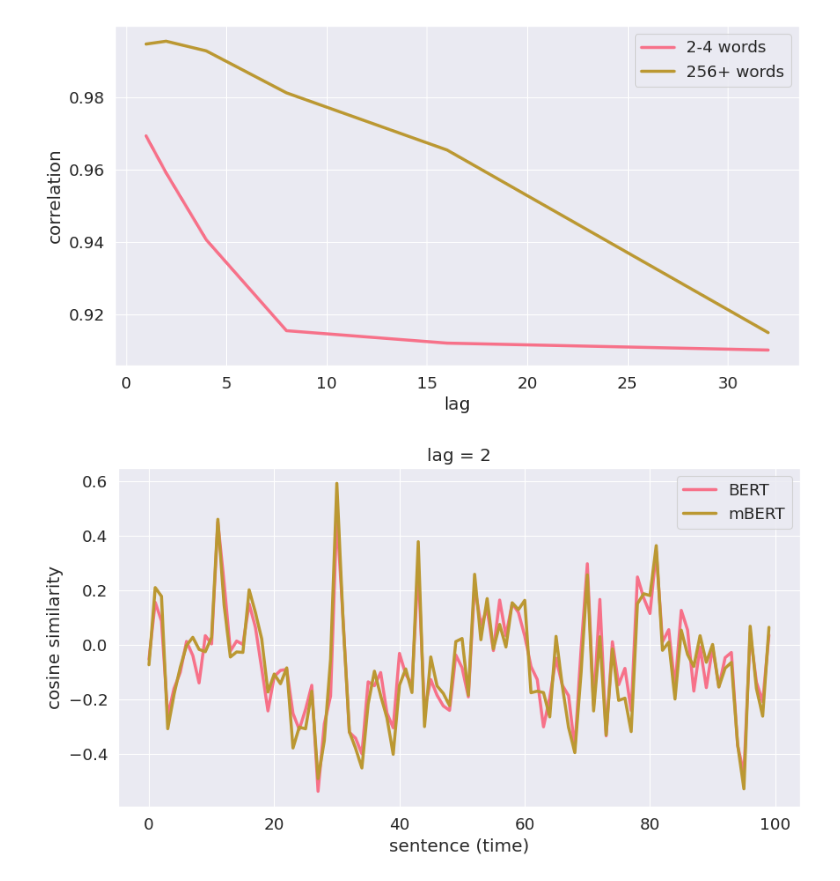
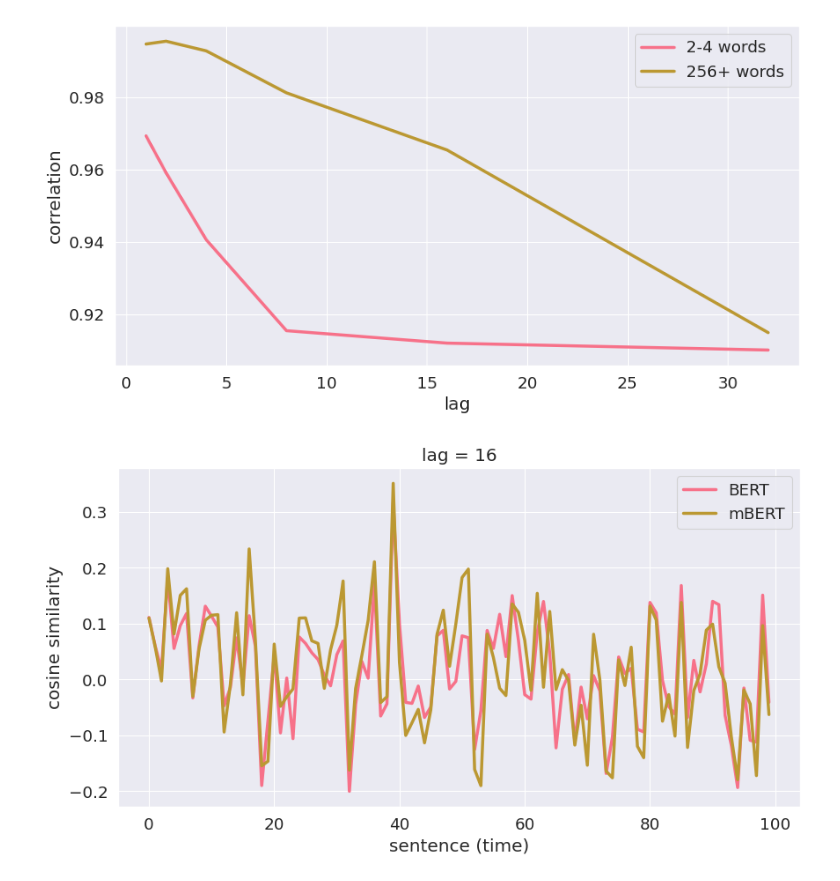
Before and after one commit to bramantyois/multilang_timescale, a Jupyter notebook: notebook/00_feature_extraction/00_feature_set_comparison.ipynb, the cells around one changed output. Saved outputs shown, nothing was run; the diff lists cells and outputs as text; code cells hidden in the pictures.

```diff
--- a/notebook/00_feature_extraction/00_feature_set_comparison.ipynb
+++ b/notebook/00_feature_extraction/00_feature_set_comparison.ipynb
@@ -28,14 +40,14 @@ config_plotting()
 # %%
-bert_feature_set = "data/feature_set/timescales_BERT_all.npz"
-mbert_feature_set = "data/feature_set/timescales_mBERT_all.npz"
+bert_feature_set = "data/bling_reading/featureset_en/timescales_BERT_all.npz"
+mbert_feature_set = "data/bling_reading/featureset_en/timescales_mBERT_all.npz"
 
-bert_features_meta = "data/feature_set/timescales_BERT_all_train_meta.csv"
-mbert_features_meta = "data/feature_set/timescales_mBERT_all_train_meta.csv"
+bert_features_meta = "data/bling_reading/featureset_en/timescales_BERT_all_train_meta.csv"
+mbert_features_meta = "data/bling_reading/featureset_en/timescales_mBERT_all_train_meta.csv"
 # %%
-bert_features = numpy.load(bert_feature_set, allow_pickle=True)
+bert_features = np.load(bert_feature_set, allow_pickle=True)
 bert_train_feature = bert_features["train"].tolist()
 
-mbert_features = numpy.load(mbert_feature_set, allow_pickle=True)
+mbert_features = np.load(mbert_feature_set, allow_pickle=True)
 mbert_train_feature = mbert_features["train"].tolist()
 # %%
 bert_meta = pd.read_csv(bert_features_meta, index_col=0)
@@ -51,8 +65,8 @@ mbert_train_feature_slow = mbert_train_feature["256+ words"]
 # for each sentence, compute the cosine similarity between the current and the next vector
 
 def get_correlations(
-        bert_feature_time_series: numpy.ndarray,
-        mbert_feature_time_series: numpy.ndarray,
+        bert_feature_time_series: np.ndarray,
+        mbert_feature_time_series: np.ndarray,
         lags: list = [1,2,4,8,16,32]):
 
     correlations = []
@@ -74,11 +88,11 @@ def get_correlations(
             else:
                 mbert_cosine_similarity.append(cosine_similarity(mbert_feature_time_series[i].reshape(1, -1), mbert_feature_time_series[i+lag].reshape(1, -1)))
 
-        bert_cosine_similarity = numpy.array(bert_cosine_similarity).ravel()
-        mbert_cosine_similarity = numpy.array(mbert_cosine_similarity).ravel()
+        bert_cosine_similarity = np.array(bert_cosine_similarity).ravel()
+        mbert_cosine_similarity = np.array(mbert_cosine_similarity).ravel()
 
         # correlate cosine similarities
-        corr = numpy.corrcoef(bert_cosine_similarity, mbert_cosine_similarity)[0, 1]
+        corr = np.corrcoef(bert_cosine_similarity, mbert_cosine_similarity)[0, 1]
 
         correlations.append({
             'lag': lag,
@@ -107,28 +123,28 @@ plt.show()
 # %%
 # plot lbert vs mbert cosine similarity time-serires of one of the lags
-lag_idx = 1
+lag_idx = 4
 max_len = 100
 
 fig, ax = plt.subplots(figsize=(10, 5))
 
 sns.lineplot(
     x=range(max_len),
     y=correlations_fast["bert_cosine_similarity"][lag_idx][:max_len],
     ax=ax,
     label="BERT",
 )
 sns.lineplot(
     x=range(max_len),
     y=correlations_fast["mbert_cosine_similarity"][lag_idx][:max_len],
     ax=ax,
     label="mBERT",
 )
 
 ax.set_xlabel("sentence (time)")
 ax.set_ylabel("cosine similarity")
 
 ax.set_title("lag = {}".format(correlations_fast["lag"][lag_idx]))
 
 plt.show()
 # %% [output]
-[figure, old version]
+[figure, new version]
```
Also changed, not shown: parts of 23 cells of this notebook, 8 other files.
